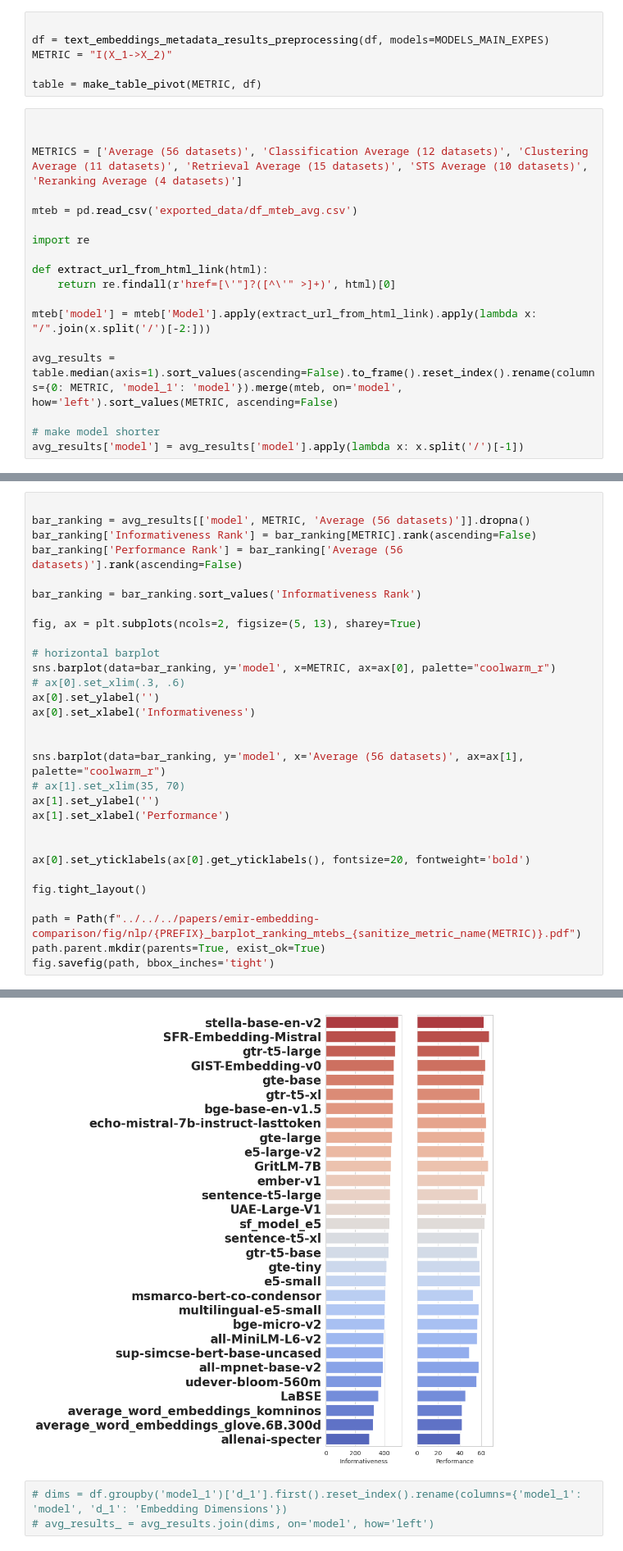
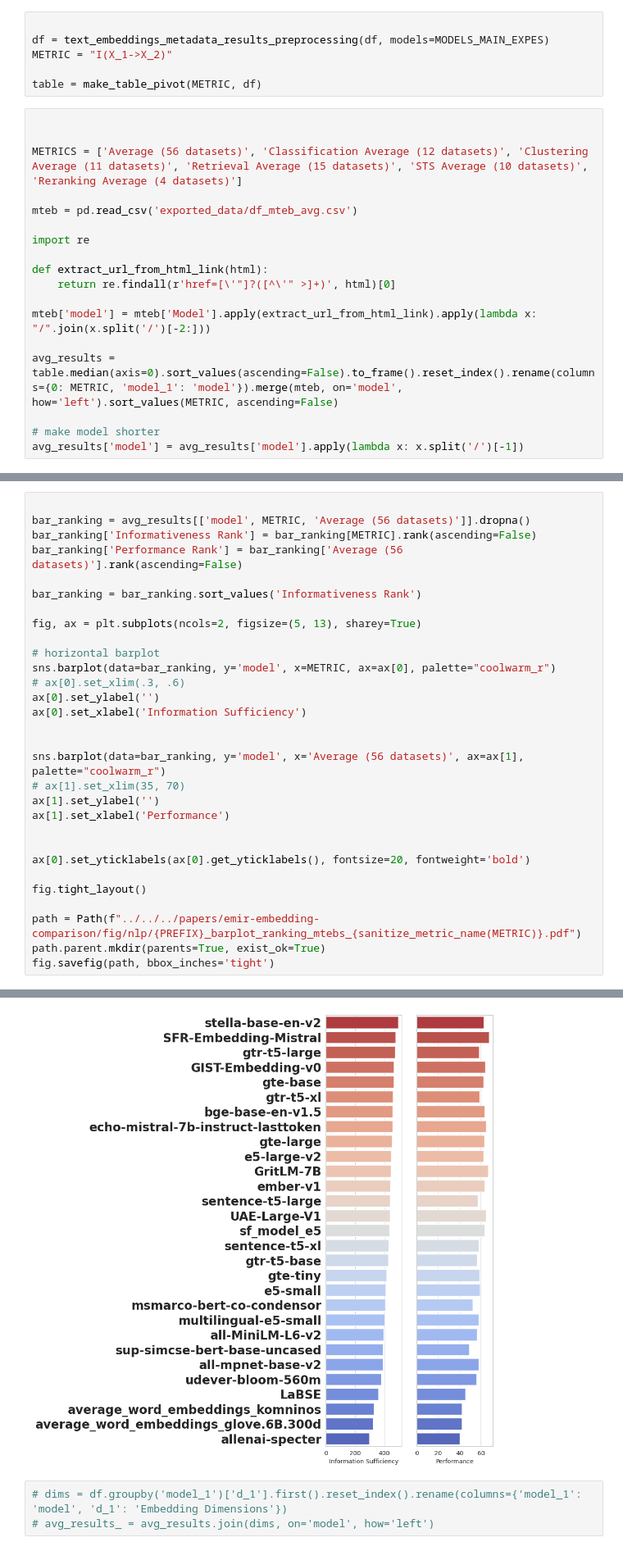
Before and after one commit to ills-montreal/emir, a Jupyter notebook: nlp_embeddings/analysis/MTEB Correlations No size Normalization.ipynb, the cells around one changed output, grey strips where cells are left out. Shown at 82% size. Cells and saved outputs as stored; diff of their text form.

```diff
--- a/nlp_embeddings/analysis/MTEB Correlations No size Normalization.ipynb
+++ b/nlp_embeddings/analysis/MTEB Correlations No size Normalization.ipynb
@@ -49,7 +49,7 @@ def extract_url_from_html_link(html):
 
 mteb['model'] = mteb['Model'].apply(extract_url_from_html_link).apply(lambda x: "/".join(x.split('/')[-2:]))
 
-avg_results = table.median(axis=1).sort_values(ascending=False).to_frame().reset_index().rename(columns={0: METRIC, 'model_1': 'model'}).merge(mteb, on='model', how='left').sort_values(METRIC, ascending=False)
+avg_results = table.median(axis=0).sort_values(ascending=False).to_frame().reset_index().rename(columns={0: METRIC, 'model_1': 'model'}).merge(mteb, on='model', how='left').sort_values(METRIC, ascending=False)
 
 # make model shorter
 avg_results['model'] = avg_results['model'].apply(lambda x: x.split('/')[-1])
@@ -146,35 +146,35 @@ bar_ranking = bar_ranking.sort_values('Informativeness Rank')
 
 fig, ax = plt.subplots(ncols=2, figsize=(5, 13), sharey=True)
 
 # horizontal barplot
 sns.barplot(data=bar_ranking, y='model', x=METRIC, ax=ax[0], palette="coolwarm_r")
 # ax[0].set_xlim(.3, .6)
 ax[0].set_ylabel('')
-ax[0].set_xlabel('Informativeness')
+ax[0].set_xlabel('Information Sufficiency')
 
 
 sns.barplot(data=bar_ranking, y='model', x='Average (56 datasets)', ax=ax[1], palette="coolwarm_r")
 # ax[1].set_xlim(35, 70)
 ax[1].set_ylabel('')
 ax[1].set_xlabel('Performance')
 
 
 ax[0].set_yticklabels(ax[0].get_yticklabels(), fontsize=20, fontweight='bold')
 
 fig.tight_layout()
 
 path = Path(f"../../../papers/emir-embedding-comparison/fig/nlp/{PREFIX}_barplot_ranking_mtebs_{sanitize_metric_name(METRIC)}.pdf")
 path.parent.mkdir(parents=True, exist_ok=True)
 fig.savefig(path, bbox_inches='tight')
 # %% [output]
 Passing `palette` without assigning `hue` is deprecated and will be removed in v0.14.0. Assign the `y` variable to `hue` and set `legend=False` for the same effect.
 
   sns.barplot(data=bar_ranking, y='model', x=METRIC, ax=ax[0], palette="coolwarm_r")
 
 Passing `palette` without assigning `hue` is deprecated and will be removed in v0.14.0. Assign the `y` variable to `hue` and set `legend=False` for the same effect.
 
   sns.barplot(data=bar_ranking, y='model', x='Average (56 datasets)', ax=ax[1], palette="coolwarm_r")
-[figure, old version]
+[figure, new version]
 # %%
 # dims = df.groupby('model_1')['d_1'].first().reset_index().rename(columns={'model_1': 'model', 'd_1': 'Embedding Dimensions'})
 # avg_results_ = avg_results.join(dims, on='model', how='left')
```
Also changed, not shown: parts of 6 cells of this notebook, 19 other files.
